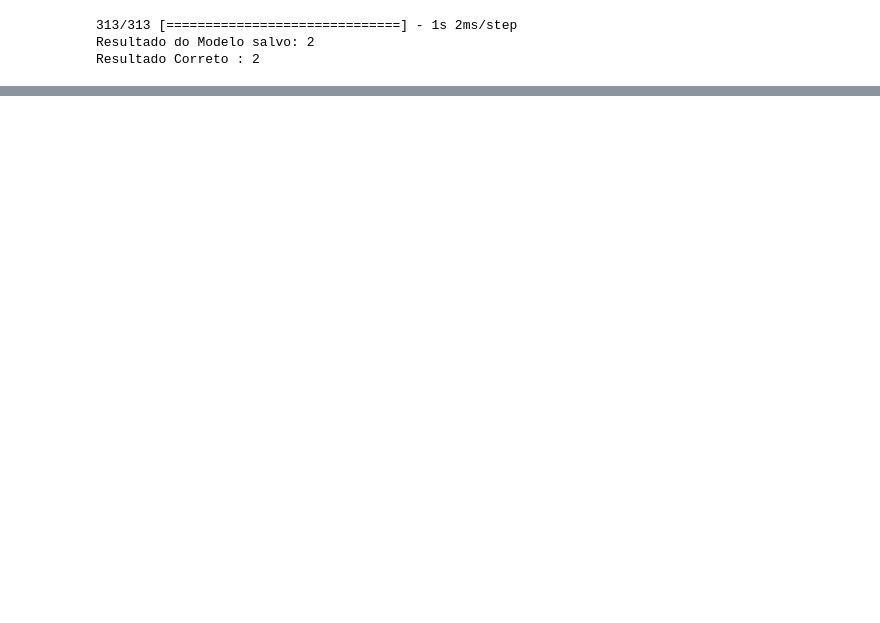
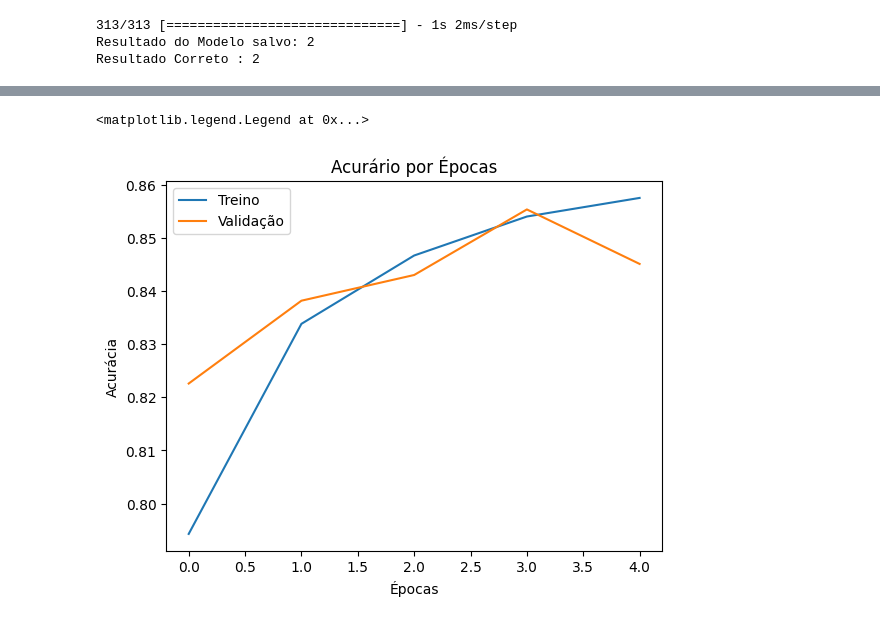
Before and after one commit to KaueAbbe/Projeto-Estude_Python, a Jupyter notebook: Estude Deep Learning/DeepLearning1.ipynb, the cells around one changed output, grey strips where cells are left out. Cells and saved outputs as stored; diff of their text form; code cells hidden in the pictures; blank space fills up the shorter version.

```diff
--- a/Estude Deep Learning/DeepLearning1.ipynb
+++ b/Estude Deep Learning/DeepLearning1.ipynb
@@ -419,0 +455,3 @@ Resultado Correto : 2
+# %%
+pesos = modelo.layers[1].get_weights()[0]
+pesos
@@ -419,0 +472,3 @@ Resultado Correto : 2
+# %%
+vieses = modelo.layers[1].get_weights()[1]
+vieses
@@ -419,0 +496,5 @@ Resultado Correto : 2
+# %%
+pesos.shape
+pesos_dense_zeros =  np.zeros(pesos.shape)
+modelo.layers[1].set_weights([pesos_dense_zeros, vieses])
+modelo.layers[1].get_weights()[0]
@@ -419,0 +509,5 @@ Resultado Correto : 2
+# %%
+modelo.compile(optimizer = 'adam',
+               loss = 'sparse_categorical_crossentropy',
+               metrics = ['accuracy'])
+historico = modelo.fit(imagens_treino, identificacoes_treino, epochs = 5, validation_split = 0.2)
@@ -419,0 +525,10 @@ Resultado Correto : 2
+# %%
+plt.plot(historico.history['accuracy'])
+plt.plot(historico.history['val_accuracy'])
+plt.title('Acurário por Épocas')
+plt.xlabel('Épocas')
+plt.ylabel('Acurácia')
+plt.legend(['Treino', 'Validação'])
+# %% [output]
+<matplotlib.legend.Legend at 0x...>
+[figure, added]
```
Also changed, not shown: parts of 39 cells of this notebook.
